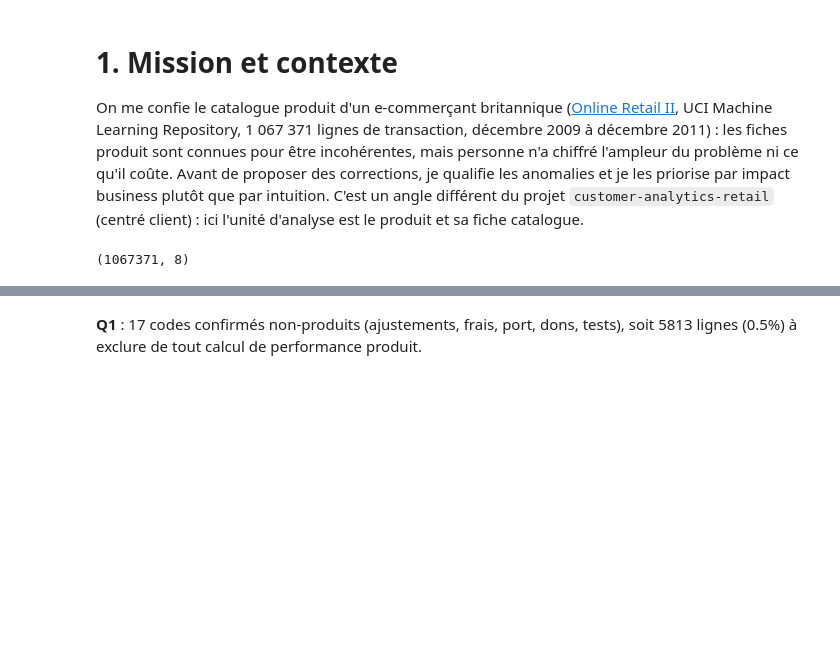
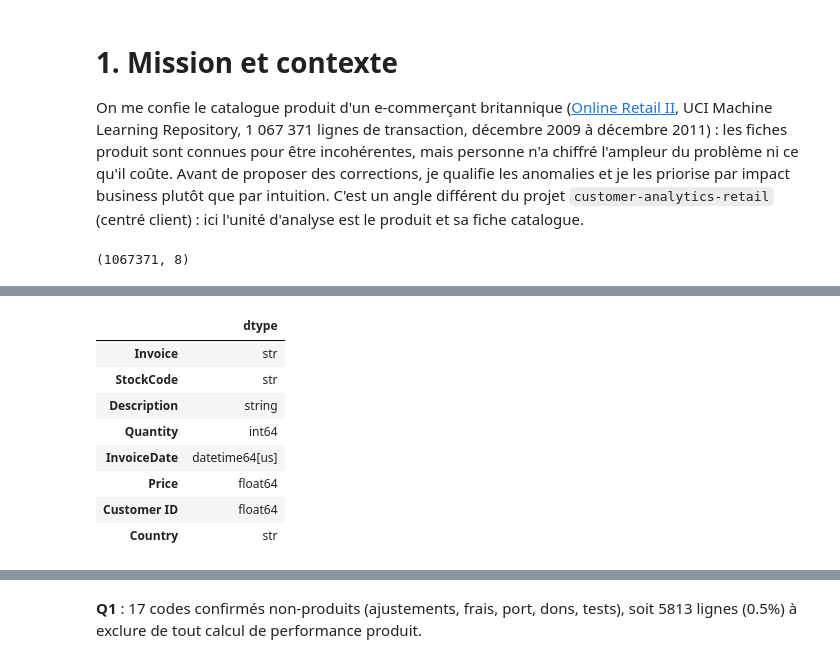
Before and after one commit to juliettebm/retail-product-catalog-analytics, a Jupyter notebook: notebooks/01_catalog_quality_conversion.ipynb, the cells around one changed output, grey strips where cells are left out. Saved outputs shown, nothing was run; the diff lists cells and outputs as text; code cells hidden in the pictures; blank space fills up the shorter version.

```diff
--- a/notebooks/01_catalog_quality_conversion.ipynb
+++ b/notebooks/01_catalog_quality_conversion.ipynb
@@ -17,0 +27,12 @@ df.shape
+# %%
+df.dtypes.to_frame("dtype")
+# %% [output]
+|  | dtype |
+| Invoice | str |
+| StockCode | str |
+| Description | string |
+| Quantity | int64 |
+| InvoiceDate | datetime64[us] |
+| Price | float64 |
+| Customer ID | float64 |
+| Country | str |
```
Also changed, not shown: parts of 12 cells of this notebook, 1 other file.
